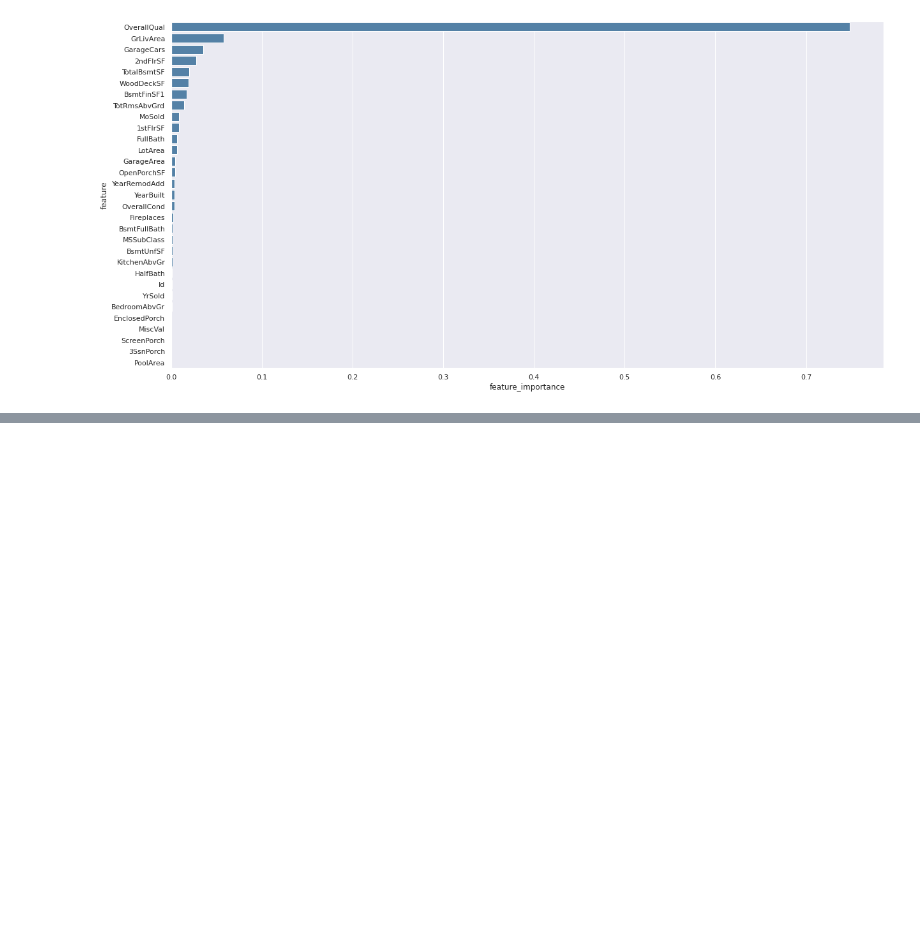
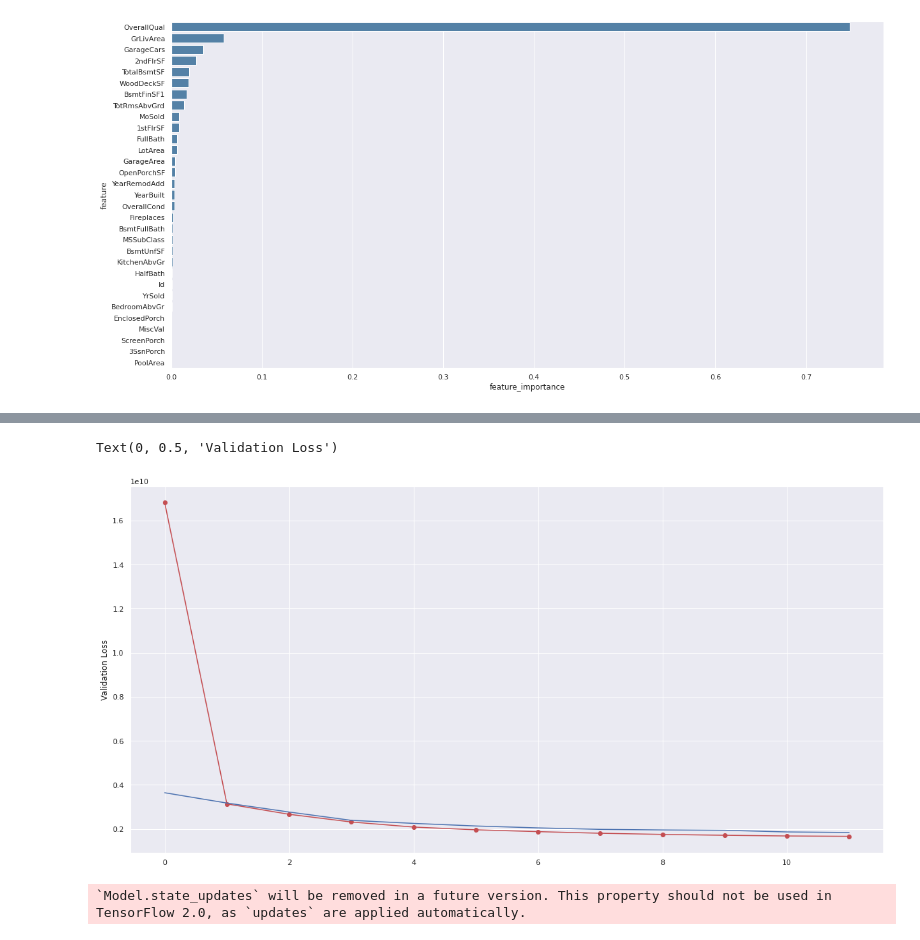
Before and after one commit to VascoBartolo/ML_project, a Jupyter notebook: ML_project.ipynb, the cells around one changed output, grey strips where cells are left out. Drawn from its saved outputs; the diff is of its cells as text; code cells hidden in the pictures; blank space fills up the shorter version.

Commit message:
DeepLearning model

```diff
--- a/ML_project.ipynb
+++ b/ML_project.ipynb
@@ -469,0 +520,2 @@ sns_feats = sns.barplot(x='feature_importance', y='feature', data=data_feat, ori
+# %%
+X_train, X_val, y_train, y_val=train_test_split(X_train, y_train, test_size=0.2, random_state=0)
@@ -469,0 +524,26 @@ sns_feats = sns.barplot(x='feature_importance', y='feature', data=data_feat, ori
+# %%
+# Import Sequential model and Dense layer
+from tensorflow.keras.models import Sequential
+from tensorflow.keras.layers import Dense
+
+model = Sequential()
+# Add an input layer
+model.add(Dense(12, activation='relu', input_shape=(17,)))
+
+# Add one hidden layer
+model.add(Dense(10, activation='relu'))
+
+# Add one hidden layer
+model.add(Dense(10, activation='relu'))
+
+# Add one hidden layer
+model.add(Dense(8, activation='relu'))
+
+# Add one hidden layer
+model.add(Dense(6, activation='relu'))
+
+# Add one hidden layer
+model.add(Dense(3, activation='relu'))
+
+# Add an output layer
+model.add(Dense(1))
@@ -469,0 +591,9 @@ sns_feats = sns.barplot(x='feature_importance', y='feature', data=data_feat, ori
+# %%
+# Config the model with the loss, optimizer and metric
+model.compile(loss="mse",
+             optimizer='adam',
+             metrics=[tf.keras.metrics.RootMeanSquaredError()])
+# %%
+# Train the model
+callback=tf.keras.callbacks.EarlyStopping(monitor='loss', patience=3)
+history = model.fit(X_train, y_train, epochs=12, batch_size=5, verbose=1, validation_data=(X_val,y_val))
@@ -469,0 +621,13 @@ sns_feats = sns.barplot(x='feature_importance', y='feature', data=data_feat, ori
+# %%
+ax = plt.gca()
+ax.plot(history.epoch, history.history["loss"], "ro-")
+ax.plot(history.epoch, history.history["val_loss"])
+ax.set_ylabel('Validation Loss')
+# %% [output]
+Text(0, 0.5, 'Validation Loss')
+[figure, added]
+# %%
+# Predict for the test set
+y_pred_DL = model.predict(X_test)
+# %% [output]
+`Model.state_updates` will be removed in a future version. This property should not be used in TensorFlow 2.0, as `updates` are applied automatically.
```
Also changed, not shown: parts of 23 cells of this notebook.
